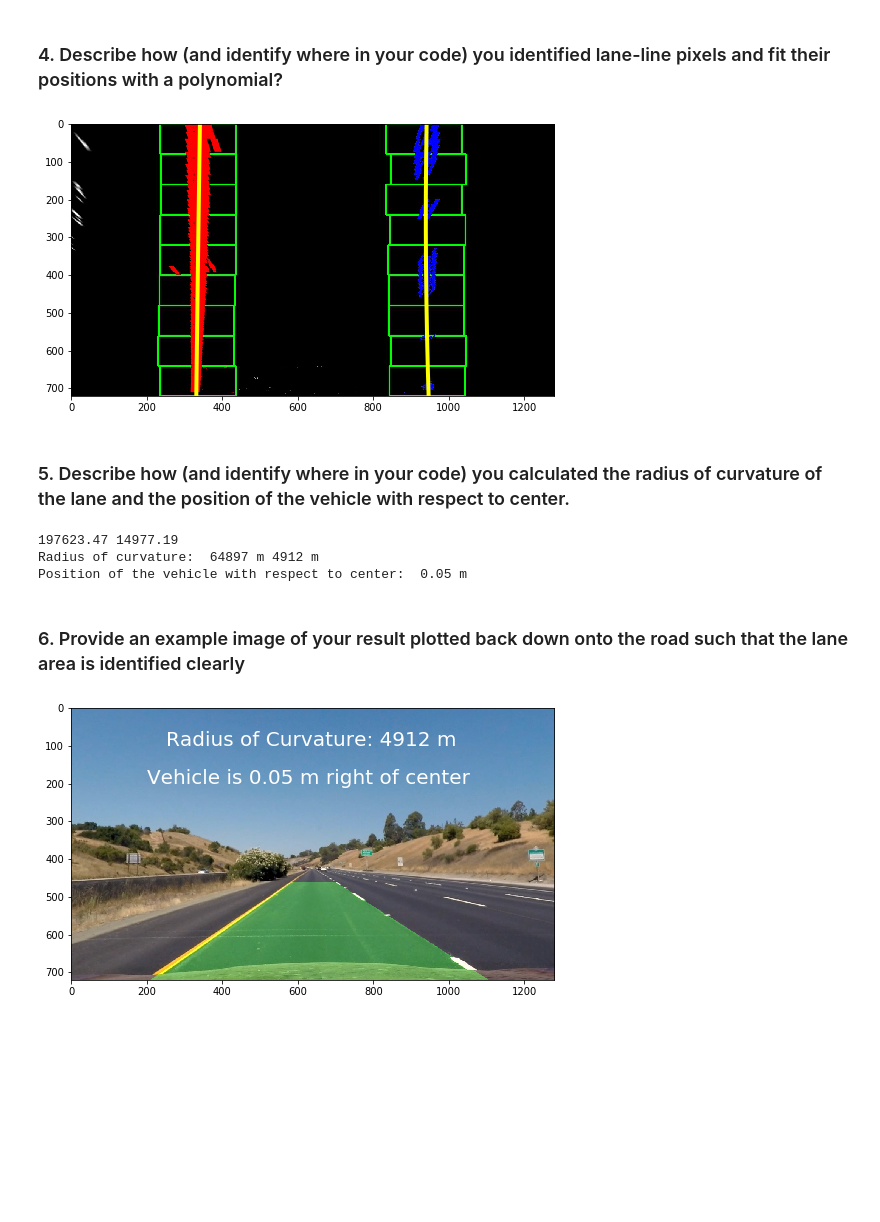
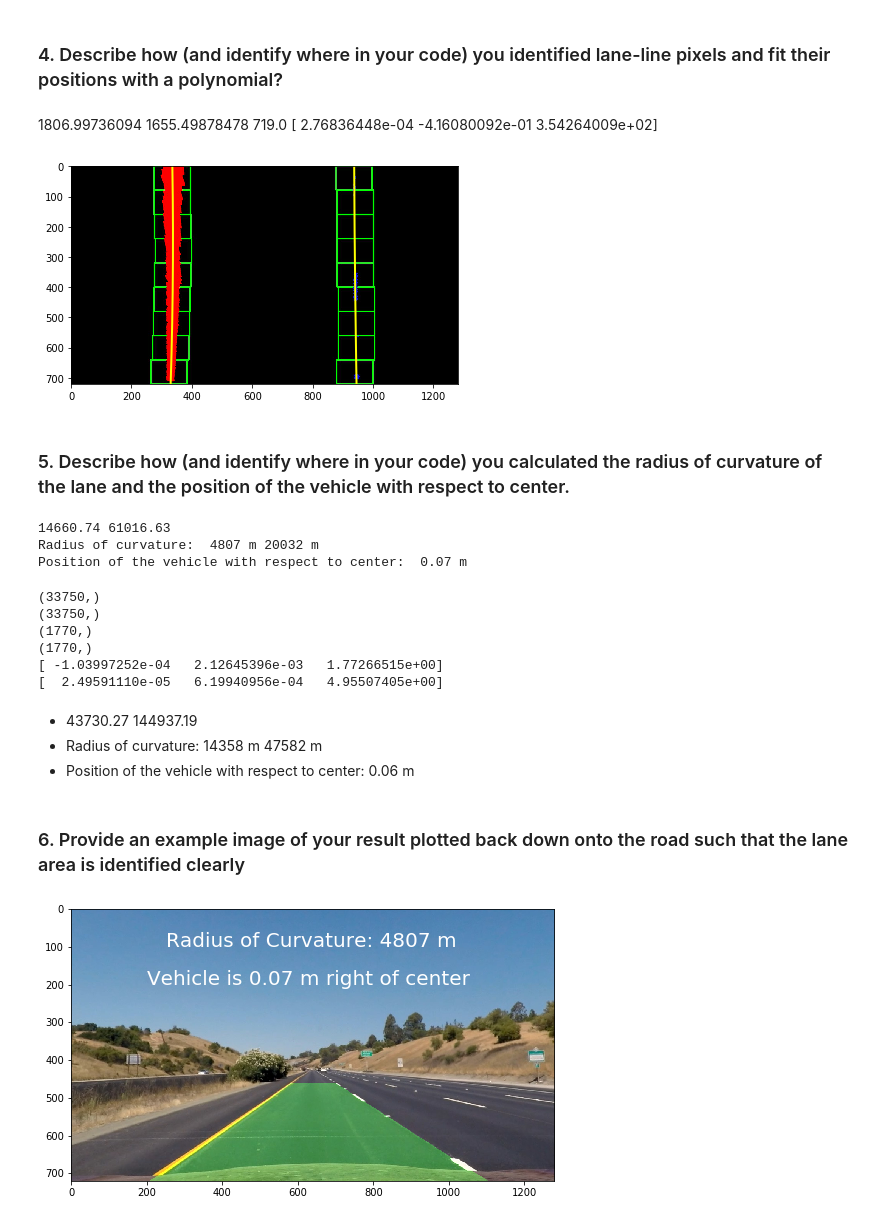
Before and after one commit to RuiyeNi/CarND-Term1-Project4-Advanced-Lane-Finding, a Jupyter notebook: T1P4.ipynb, the cells around one changed output. Cells and saved outputs as stored; diff of their text form; code cells hidden in the pictures; blank space fills up the shorter version.

```diff
--- a/T1P4.ipynb
+++ b/T1P4.ipynb
@@ -117,6 +116,20 @@ plt.show()
 ## Single image (pipeline)
 # %% [markdown]
 ### An example of distortion-corrected image.
+# %%
+#importing some useful packages
+import matplotlib.pyplot as plt
+import matplotlib.image as mpimg
+import numpy as np
+import cv2
+import glob
+import re
+import pickle
+%matplotlib inline
+
+with open('wide_dist_pickle.p', 'rb') as fp:
+    dist_pickle = pickle.load(fp)
+mtx, dst = dist_pickle['mtx'], dist_pickle['dist']
 # %%
 # Testing undistortion on an image
 #img = cv2.imread('test_images/test5.jpg')
@@ -240,13 +253,14 @@ def color_threshold(img, thresh=(170, 255)):
     # Apply the following steps to img
     # 1) Convert to HLS: hue, lightness, saturation
     hls = cv2.cvtColor(img, cv2.COLOR_RGB2HLS)
-    s_channel = hls[:,:,2]
+    l_channel = hls[:,:,1]  #lightness
+    s_channel = hls[:,:,2]  #saturation
 
     # 2) Create a binary mask where color channel thresholds are met
     binary_output = np.zeros_like(s_channel)
 
     # 3) Reuturn this mask as your binary_output image
-    binary_output[(s_channel >= thresh[0]) & (s_channel <= thresh[1])] = 1
+    binary_output[(s_channel >= thresh[0]) & (s_channel <= thresh[1]) &(l_channel>=10)] = 1
 
     return binary_output
 # %%
@@ -385,9 +418,10 @@ nonzerox = np.array(nonzero[1])
 leftx_current = leftx_base
 rightx_current = rightx_base
 # Set the width of the windows +/- margin
-margin = 100
+#margin = 100
+margin = 60  # 100 seems to too big so that it captures other shades
 # Set minimum number of pixels found to recenter window
-minpix = 50
+minpix = 30
 # Create empty lists to receive left and right lane pixel indices
 left_lane_inds = []
 right_lane_inds = []
@@ -433,6 +467,10 @@ righty = nonzeroy[right_lane_inds]
 # Fit a second order polynomial to each
 left_fit = np.polyfit(lefty, leftx, 2)
 right_fit = np.polyfit(righty, rightx, 2)
+# %% [markdown]
+1806.99736094 1655.49878478
+719.0
+[  2.76836448e-04  -4.16080092e-01   3.54264009e+02]
 # %%
 # Generate x and y values for plotting
 ploty = np.linspace(0, binary_warped.shape[0]-1, binary_warped.shape[0] )
@@ -445,15 +483,15 @@ cv2.imwrite('out_img.jpg', out_img)
 rec_img = cv2.imread('out_img.jpg')
 
 
-plt.figure(figsize=(10,5))
+plt.figure(figsize=(8, 4))
 plt.imshow(rec_img)
-plt.plot(left_fitx, ploty, color='yellow', linewidth=4)
-plt.plot(right_fitx, ploty, color='yellow', linewidth=4)
+plt.plot(left_fitx, ploty, color='yellow', linewidth=2)
+plt.plot(right_fitx, ploty, color='yellow', linewidth=2)
 plt.xlim(0, img_size[0])
 plt.ylim(img_size[1], 0)
 plt.show()
 # %% [output]
-[figure, old version]
+[figure, new version]
 # %% [markdown]
 ### 5. Describe how (and identify where in your code) you calculated the radius of curvature of the lane and the position of the vehicle with respect to center.
 # %%
@@ -470,15 +508,17 @@ ym_per_pix = 30/720 # meters per pixel in y dimension
 xm_per_pix = 3.7/700 # meters per pixel in x dimension
 
 # Fit new polynomials to x,y in world space
-#left_fit_cr = np.polyfit(ploty*ym_per_pix, leftx*xm_per_pix, 2)
-#right_fit_cr = np.polyfit(ploty*ym_per_pix, rightx*xm_per_pix, 2)
-
-left_fit_cr = np.polyfit(lefty*ym_per_pix, leftx*xm_per_pix, 2)
-right_fit_cr = np.polyfit(righty*ym_per_pix, rightx*xm_per_pix, 2)
+left_fit_cr = np.polyfit(ploty*ym_per_pix, left_fitx*xm_per_pix, 2)
+right_fit_cr = np.polyfit(ploty*ym_per_pix, right_fitx*xm_per_pix, 2)
 
 # Calculate the new radius of curvature
 left_curverad = np.int(((1 + (2*left_fit_cr[0]*y_eval*ym_per_pix + left_fit_cr[1])**2)**1.5) / np.absolute(2*left_fit_cr[0]))
 right_curverad = np.int(((1 + (2*right_fit_cr[0]*y_eval*ym_per_pix + right_fit_cr[1])**2)**1.5) / np.absolute(2*right_fit_cr[0]))
+
+if left_curverad < right_curverad:
+    avg_curverad = left_curverad
+else:
+    avg_curverad = right_curverad
 # Now our radius of curvature is in meters
 print("Radius of curvature: ", left_curverad, 'm', right_curverad, 'm')
 # Example values: 632.1 m    626.2 m
@@ -490,34 +530,52 @@ diff_center_pix = car_center_pix - road_center_pix
 diff_center_m = round(diff_center_pix * xm_per_pix,2)
 print("Position of the vehicle with respect to center: ", diff_center_m, "m")
 # %% [output]
-197623.47 14977.19
-Radius of curvature:  64897 m 4912 m
-Position of the vehicle with respect to center:  0.05 m
+14660.74 61016.63
+Radius of curvature:  4807 m 20032 m
+Position of the vehicle with respect to center:  0.07 m
+# %%
+print(leftx.shape)
+print(lefty.shape)
+print(rightx.shape)
+print(righty.shape)
+print(left_fit_cr)
+print(right_fit_cr)
+# %% [output]
+(33750,)
+(33750,)
+(1770,)
+(1770,)
+[ -1.03997252e-04   2.12645396e-03   1.77266515e+00]
+[  2.49591110e-05   6.19940956e-04   4.95507405e+00]
+# %% [markdown]
+* 43730.27 144937.19
+* Radius of curvature:  14358 m 47582 m
+* Position of the vehicle with respect to center:  0.06 m
 # %% [markdown]
 ### 6. Provide an example image of your result plotted back down onto the road such that the lane area is identified clearly
 # %%
 # Create an image to draw the lines on
 warp_zero = np.zeros_like(binary_warped).astype(np.uint8)
 color_warp = np.dstack((warp_zero, warp_zero, warp_zero))
 
 # Recast the x and y points into usable format for cv2.fillPoly()
 pts_left = np.array([np.transpose(np.vstack([left_fitx, ploty]))])
 pts_right = np.array([np.flipud(np.transpose(np.vstack([right_fitx, ploty])))])
 pts = np.hstack((pts_left, pts_right)).astype(np.int32)
 
 # Draw the lane onto the warped blank image
 cv2.fillPoly(color_warp, np.int_([pts]), (0,255, 0))
 #cv2.fillPoly(color_warp, pts, (0,255, 0))
 
 # Warp the blank back to original image space using inverse perspective matrix (Minv)
 newwarp = cv2.warpPerspective(color_warp, Minv, (image.shape[1], image.shape[0]))
 # Combine the result with the original image
 result = cv2.addWeighted(undst_img, 1, newwarp, 0.3, 0)
 plt.figure(figsize=(10,5))
 plt.imshow(result)
-plt.text(250, 100, 'Radius of Curvature: '+ str(right_curverad) + ' m', fontsize=20, color = 'w')
+plt.text(250, 100, 'Radius of Curvature: '+ str(avg_curverad) + ' m', fontsize=20, color = 'w')
 dir_string = ['m left of center', 'm right of center']
 plt.text(200, 200, 'Vehicle is '+ str(np.abs(diff_center_m)) + ' ' + dir_string[diff_center_m > 0], fontsize=20, color = 'w')
 plt.show()
 # %% [output]
-[figure, old version]
+[figure, new version]
```
Also changed, not shown: parts of 3 cells of this notebook, 9 other files.
